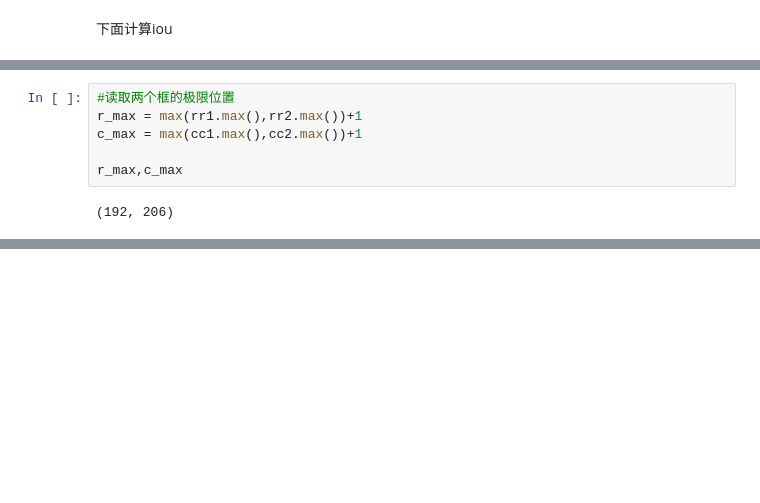
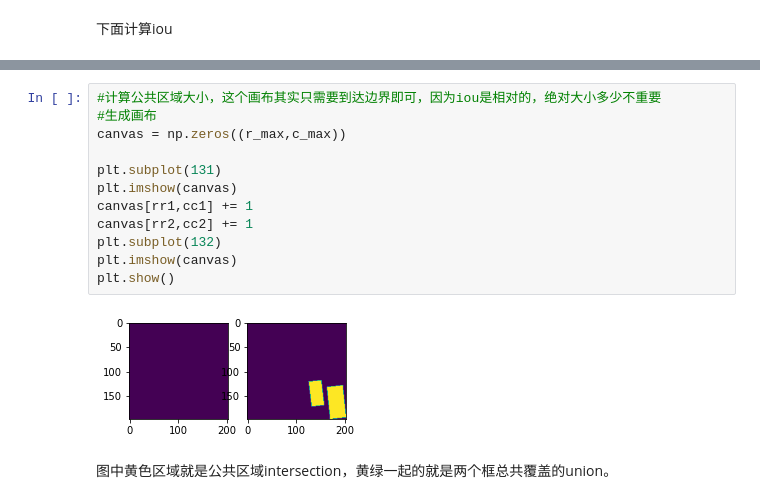
Before and after one commit to OneOneLiu/ggcnn_cornell_dataset, a Jupyter notebook: validate.ipynb, the cells around one changed output, grey strips where cells are left out. Drawn from its saved outputs; the diff is of its cells as text; blank space fills up the shorter version.

```diff
--- a/validate.ipynb
+++ b/validate.ipynb
@@ -349,11 +343,19 @@ rr2, cc2 = polygon(b_points[:, 0], b_points[:, 1])
-# %%
-#读取两个框的极限位置
-r_max = max(rr1.max(),rr2.max())+1
-c_max = max(cc1.max(),cc2.max())+1
-
-r_max,c_max
-# %% [output]
-(192, 206)
 # %% [markdown]
 上面的操作就是提取出了远的角点，在上面的例子中，就是这个红圈圈出来的点。
 ![max_iou](images/max_iou.png)
+# %%
+#计算公共区域大小，这个画布其实只需要到达边界即可，因为iou是相对的，绝对大小多少不重要
+#生成画布
+canvas = np.zeros((r_max,c_max))
+
+plt.subplot(131)
+plt.imshow(canvas)
+canvas[rr1,cc1] += 1
+canvas[rr2,cc2] += 1
+plt.subplot(132)
+plt.imshow(canvas)
+plt.show()
+# %% [output]
+[figure, added]
+# %% [markdown]
+图中黄色区域就是公共区域intersection，黄绿一起的就是两个框总共覆盖的union。
```
Also changed, not shown: parts of 18 cells of this notebook, 11 other files.
